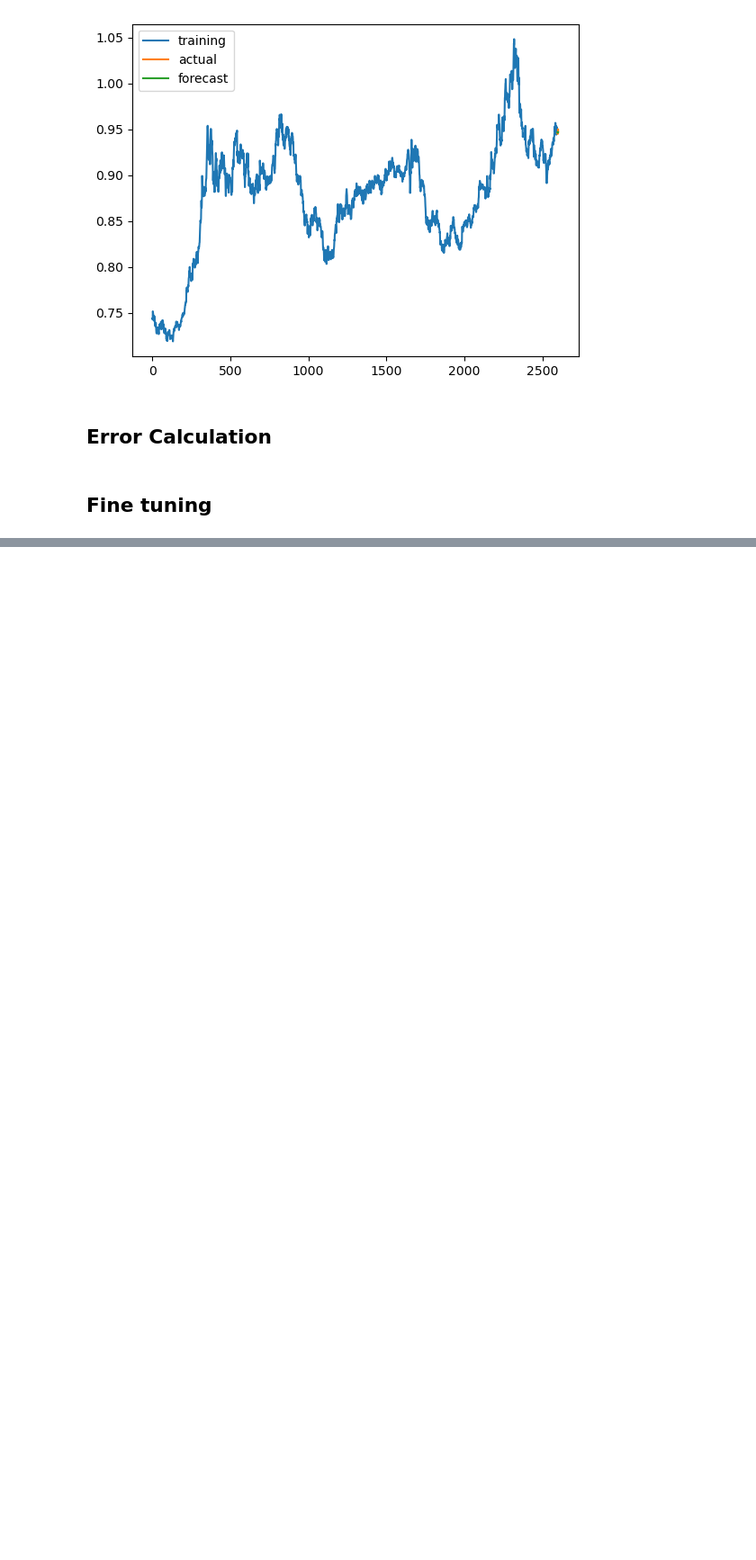
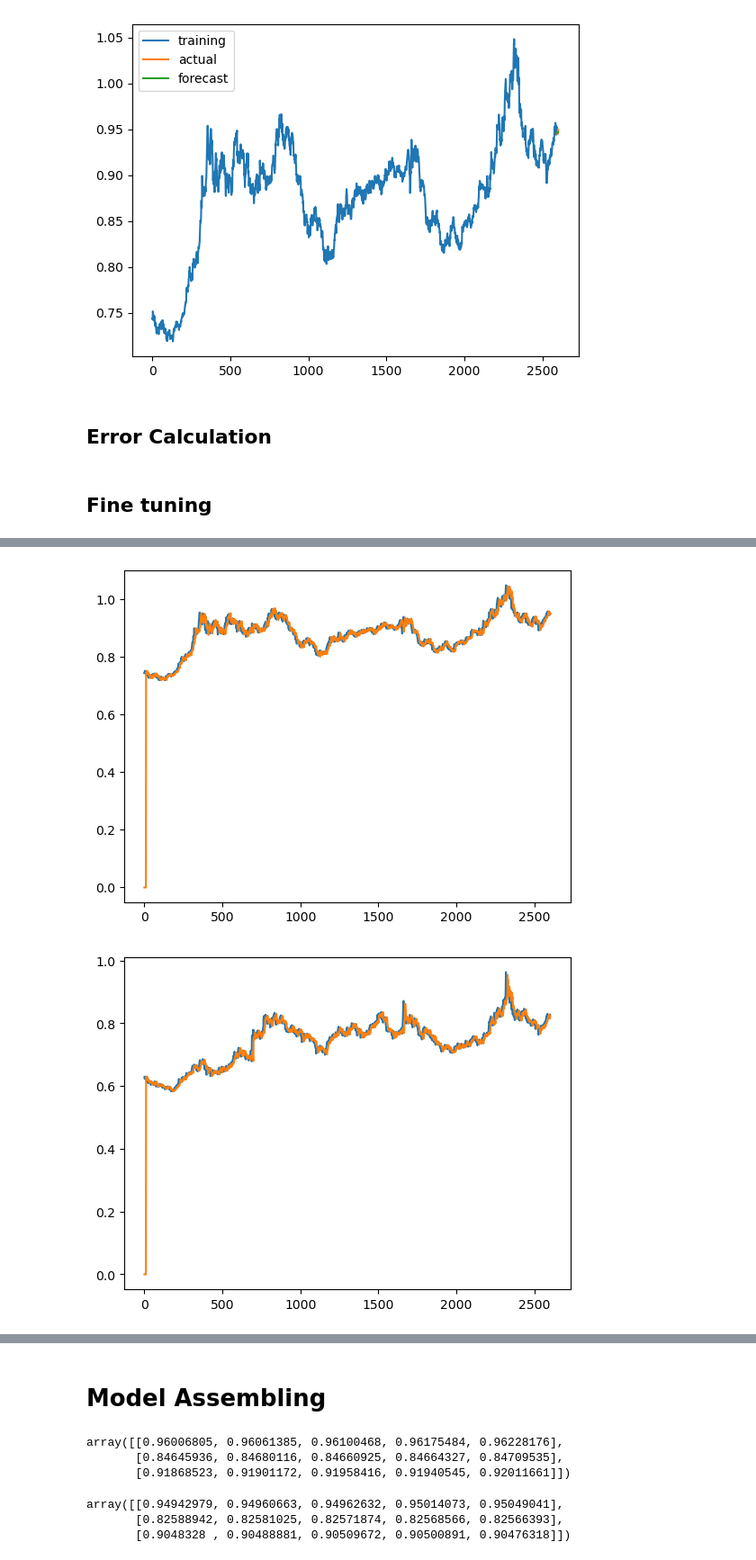
Before and after one commit to zhengyuntao123/MLSP_Currency-Exchange-Prediction, a Jupyter notebook: Currency Exchange Prediction.ipynb, the cells around one changed output, grey strips where cells are left out. Shown at 90% size. Saved outputs shown, nothing was run; the diff lists cells and outputs as text; code cells hidden in the pictures; blank space fills up the shorter version.

```diff
--- a/Currency Exchange Prediction.ipynb
+++ b/Currency Exchange Prediction.ipynb
@@ -41,0 +32,3 @@ Int64Index([961, 1053, 1447], dtype='int64')
+# %%
+for i in range(3):
+    print(len(df_raw[i]))
@@ -917,0 +843,45 @@ print("MSE between the max profit computed via SARIMA and the actual profit is:"
+# %%
+def fine_tune_sarima(df):
+    #split dataset
+    train_size=len(df[:-5])
+
+    train=np.array(df['rate'])[:train_size]
+    val=np.array(df['rate'])[train_size:]
+
+    #fine-tuning
+
+    q_optimized = 0
+    d_optimized = 0
+    p_optimized = 0
+
+    smallest_error = -1
+    for q in range(1, 3):
+        for d in range(1, 3):
+            for p in range(1, 3):
+                sarima_model = SARIMAX(train, order=(p, d, q), seasonal_order=(p,d,q,12))
+                sarima_model.fit()
+                train_prediction = result.predict()
+                val_predictions = result.get_forecast(len(val)).predicted_mean
+                if (smallest_error == -1):
+                    smallest_error = mean_squared_error(val_predictions, val)
+                else:
+                    err = mean_squared_error(val_predictions, val)
+                    if (err < smallest_error):
+                        smallest_error = err
+                        q_optimized = q
+                        d_optimized = d
+                        p_optimized = p
+
+    return p_optimized,d_optimized,q_optimized
+# %%
+#find best hyper parameters for each dataset
+best_parameters_sarima=[]
+for i in range(3):
+    best_parameters_sarima.append(fine_tune_sarima(df_train[i]))
+
+models_sarima=[]
+for i in range(3):
+    models_sarima.append(get_best_model_sarima(df_train[i],best_parameters_sarima[i]))
+# %% [output]
+[figure, added]
+[figure, added]
@@ -917,0 +893,15 @@ print("MSE between the max profit computed via SARIMA and the actual profit is:"
+# %% [markdown]
+# Model Assembling
+# %%
+pred_prophet=np.array(pred_prophet)
+pred_prophet
+# %% [output]
+array([[0.96006805, 0.96061385, 0.96100468, 0.96175484, 0.96228176],
+       [0.84645936, 0.84680116, 0.84660925, 0.84664327, 0.84709535],
+       [0.91868523, 0.91901172, 0.91958416, 0.91940545, 0.92011661]])
+# %%
+ARIMA_predictions
+# %% [output]
+array([[0.94942979, 0.94960663, 0.94962632, 0.95014073, 0.95049041],
+       [0.82588942, 0.82581025, 0.82571874, 0.82568566, 0.82566393],
+       [0.9048328 , 0.90488881, 0.90509672, 0.90500891, 0.90476318]])
```
Also changed, not shown: parts of 23 cells of this notebook, 3 other files.
